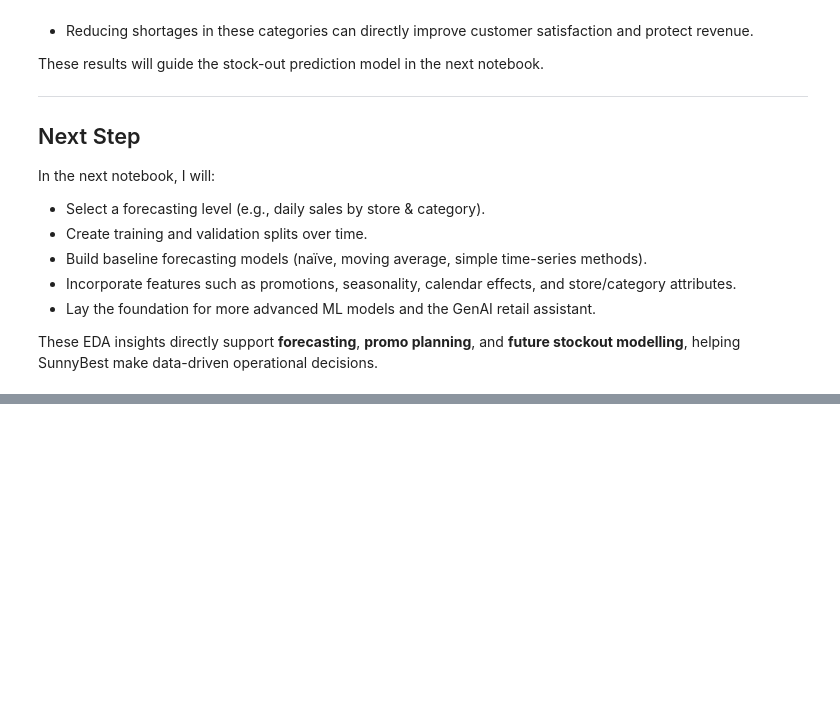
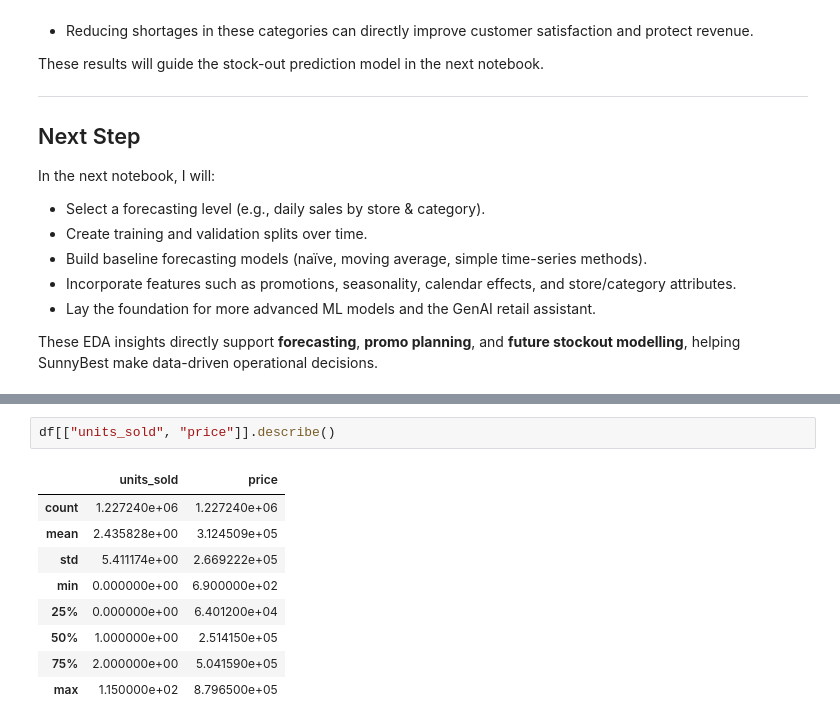
Before and after one commit to Bonaboss01/retail-sales-forecasting-genai, a Jupyter notebook: notebooks/01_eda_sunnybest.ipynb, the cells around one changed output, grey strips where cells are left out. Cells and saved outputs as stored; diff of their text form; blank space fills up the shorter version.

```diff
--- a/notebooks/01_eda_sunnybest.ipynb
+++ b/notebooks/01_eda_sunnybest.ipynb
@@ -955,0 +986,12 @@ These EDA insights directly support **forecasting**, **promo planning**, and **f
+# %%
+df[["units_sold", "price"]].describe()
+# %% [output]
+|  | units_sold | price |
+| count | 1.227240e+06 | 1.227240e+06 |
+| mean | 2.435828e+00 | 3.124509e+05 |
+| std | 5.411174e+00 | 2.669222e+05 |
+| min | 0.000000e+00 | 6.900000e+02 |
+| 25% | 0.000000e+00 | 6.401200e+04 |
+| 50% | 1.000000e+00 | 2.514150e+05 |
+| 75% | 2.000000e+00 | 5.041590e+05 |
+| max | 1.150000e+02 | 8.796500e+05 |
```
Also changed, not shown: parts of 2 cells of this notebook, 2 other files.
